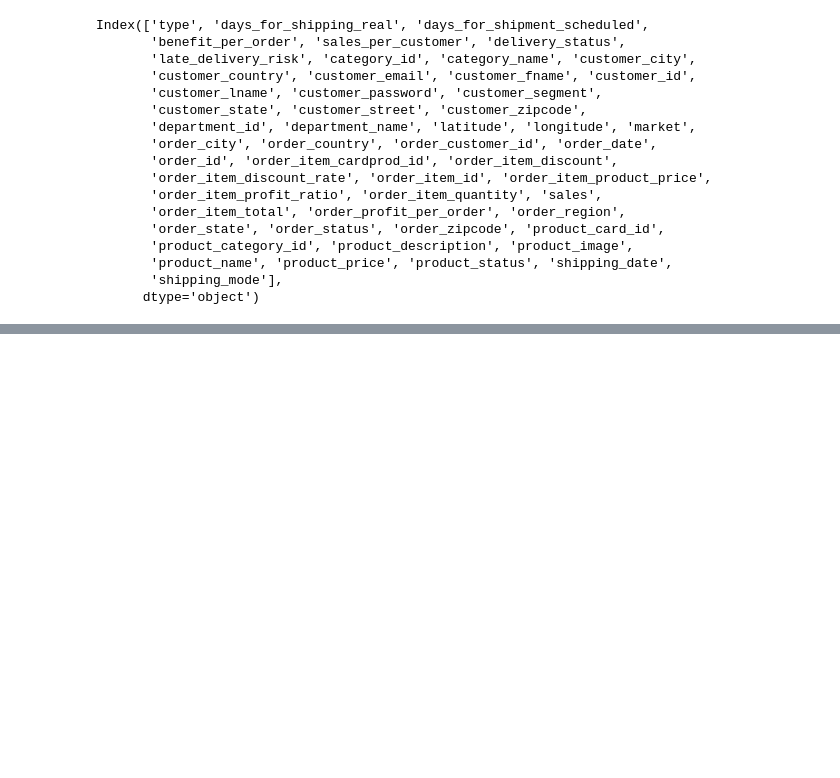
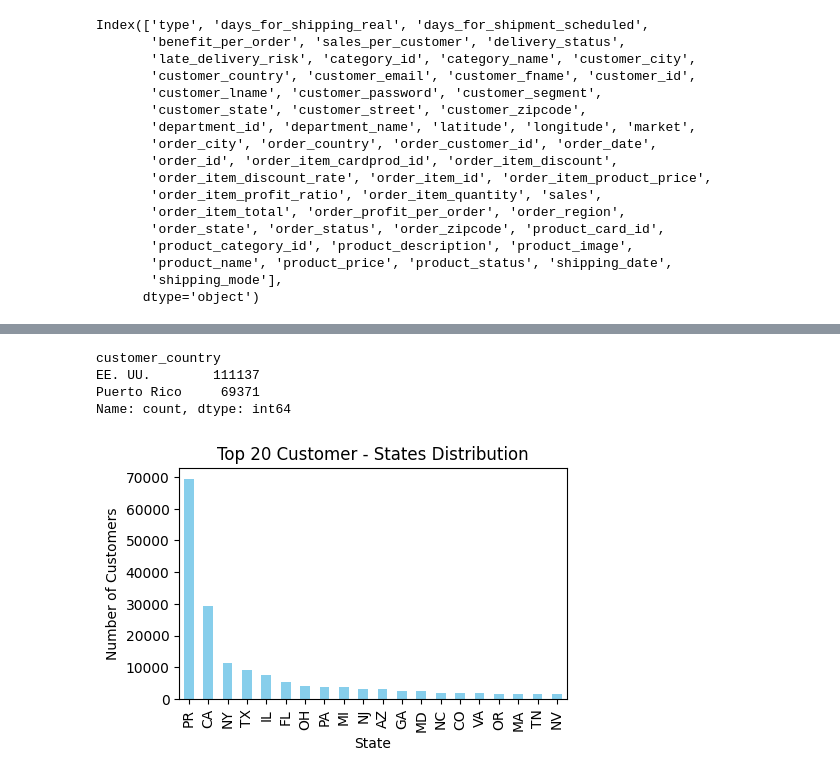
Before and after one commit to nh-adorie/scm-co-smart-project, a Jupyter notebook: notebook/eda.ipynb, the cells around one changed output, grey strips where cells are left out. Cells and saved outputs as stored; diff of their text form; code cells hidden in the pictures; blank space fills up the shorter version.

Commit message:
distribution analysis

```diff
--- a/notebook/eda.ipynb
+++ b/notebook/eda.ipynb
@@ -65,0 +91,36 @@ Index(['type', 'days_for_shipping_real', 'days_for_shipment_scheduled',
+# %%
+# for order_zipcode - optional data field --> drop the whole columns
+df = df.drop(['order_zipcode'], axis = 1)
+# %%
+# Customers related columns analysis
+# drop unnecessary columns
+df = df.drop(['customer_email' , 'customer_password'], axis = 1)
+# %%
+# Frequency count in customer_country
+df['customer_country'].value_counts()
+# %% [output]
+customer_country
+EE. UU.        111137
+Puerto Rico     69371
+Name: count, dtype: int64
+# %%
+# Find out that all customers come from the USA --> can drop the customer_country column
+df = df.drop(['customer_country'], axis = 1)
+# %%
+# Frequency count in customer_state
+state_count = df['customer_state'].value_counts()
+state_percent = (customer_state_count / len(df)) * 100
+state_table = pd.DataFrame({
+    "state_count": state_count,
+    "state_percent": state_percent
+})
+# %%
+# Bar chart for Customer - States Distribution
+plt.figure(figsize=(5,3))
+state_count.head(20).plot(kind='bar', color = 'skyblue')
+plt.title("Top 20 Customer - States Distribution")
+plt.xlabel("State")
+plt.ylabel("Number of Customers")
+plt.show()
+# %% [output]
+[figure, added]
```
Also changed, not shown: parts of 7 cells of this notebook, 1 other file.
